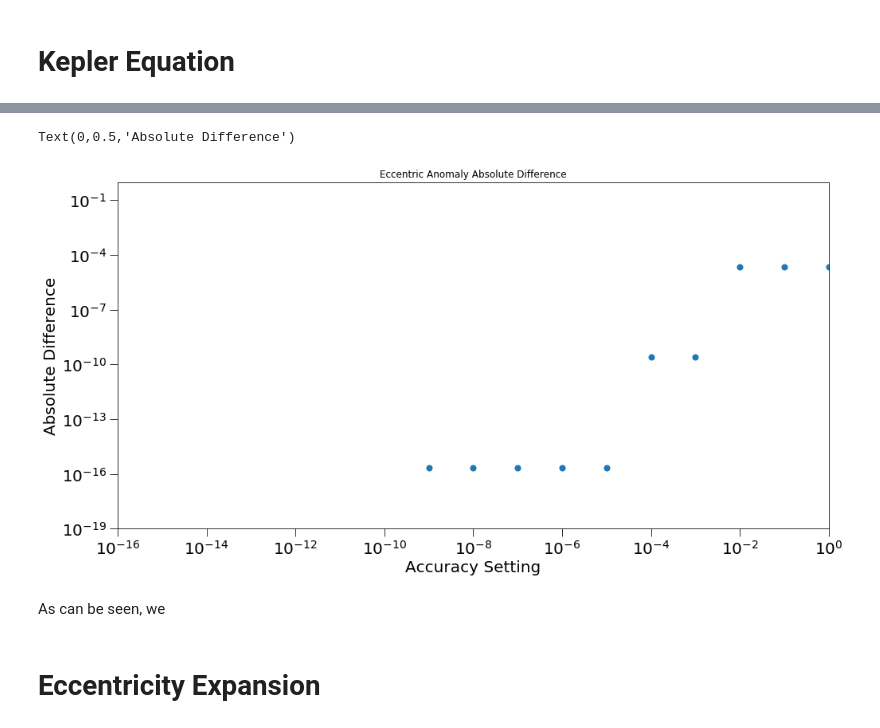
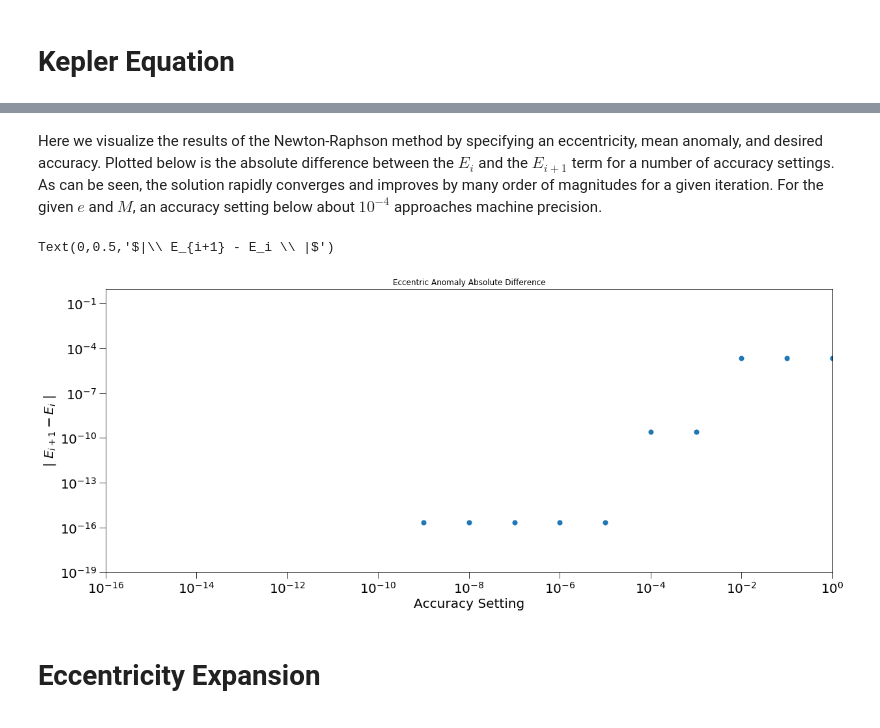
Before and after one commit to nuclth/math_explore, a Jupyter notebook: kepler_equation.ipynb, the cells around one changed output, grey strips where cells are left out. Drawn from its saved outputs; the diff is of its cells as text; code cells hidden in the pictures.

```diff
--- a/kepler_equation.ipynb
+++ b/kepler_equation.ipynb
@@ -39,18 +26,0 @@ def taylor_coeff_func_eccentricity(n, M=0.25):
-# %%
-#### import necessary libraries
-import math
-import numpy as np
-import matplotlib as mpl
-import matplotlib.pyplot as plt
-import scipy.special
-
-# set custom plotting values
-mpl.rcParams['figure.figsize'] = (16,8)
-mpl.rcParams['lines.linewidth'] = 4
-mpl.rcParams['axes.labelsize'] = 20
-mpl.rcParams['xtick.labelsize'] = 20
-mpl.rcParams['ytick.labelsize'] = 20
-mpl.rcParams['xtick.major.size'] = 10
-mpl.rcParams['ytick.major.size'] = 10
-mpl.rcParams['lines.markersize'] = 1000
-mpl.rcParams['legend.fontsize'] = 18
@@ -75,23 +26,0 @@ def optimal_Newton_E0(M, e):
-# %%
-def Newton_Raphson(e, M, desired_accuracy):
-
-    E_0 = optimal_Newton_E0(M, e)
-
-    E_i = E_0
-    E_j = Newton_Raphson_Iteration(E_i, e, M)
-
-    while (abs(E_i - E_j) > desired_accuracy):
-        E_i = E_j
-        E_j = Newton_Raphson_Iteration(E_i, e, M)
-
-    return E_j
-
-
-def Newton_Raphson_Iteration(E_i, e, M):
-    func_deriv_quotient_numer = E_i - e * math.sin(E_i) - M
-    func_deriv_quotient_denom = 1. - e * math.cos(E_i)
-    func_deriv_quotient = func_deriv_quotient_numer / func_deriv_quotient_denom
-
-    E_j = E_i - func_deriv_quotient
-
-    return E_j
@@ -100,17 +50,17 @@ e = 0.95
 M = 0.5
 accuracy_values = [1/10**x for x in range(0, 16)]
 Newton_values = [Newton_Raphson(e, M, x) - Newton_Raphson(e, M, accuracy_values[-1]) for x in accuracy_values]
+# %% [markdown]
+Here we visualize the results of the Newton-Raphson method by specifying an eccentricity, mean anomaly, and desired accuracy. Plotted below is the absolute difference between the $E_i$ and the $E_{i+1}$ term for a number of accuracy settings. As can be seen, the solution rapidly converges and improves by many order of magnitudes for a given iteration. For the given $e$ and $M$, an accuracy setting below about $10^{-4}$ approaches machine precision.
 # %%
 plt.scatter(accuracy_values, Newton_values, s = 50)
 plt.xlim([1e-16, 1])
 plt.ylim([1e-19, 1])
 plt.xscale('log')
 plt.yscale('log')
 plt.title('Eccentric Anomaly Absolute Difference')
 plt.xlabel('Accuracy Setting')
-plt.ylabel('Absolute Difference')
+plt.ylabel('$|\ E_{i+1} - E_i \ |$')
 # %% [output]
-Text(0,0.5,'Absolute Difference')
+Text(0,0.5,'$|\\ E_{i+1} - E_i \\ |$')
-[figure, old version]
+[figure, new version]
-# %% [markdown]
-As can be seen, we
```
Also changed, not shown: parts of 24 cells of this notebook, 2 other files.
